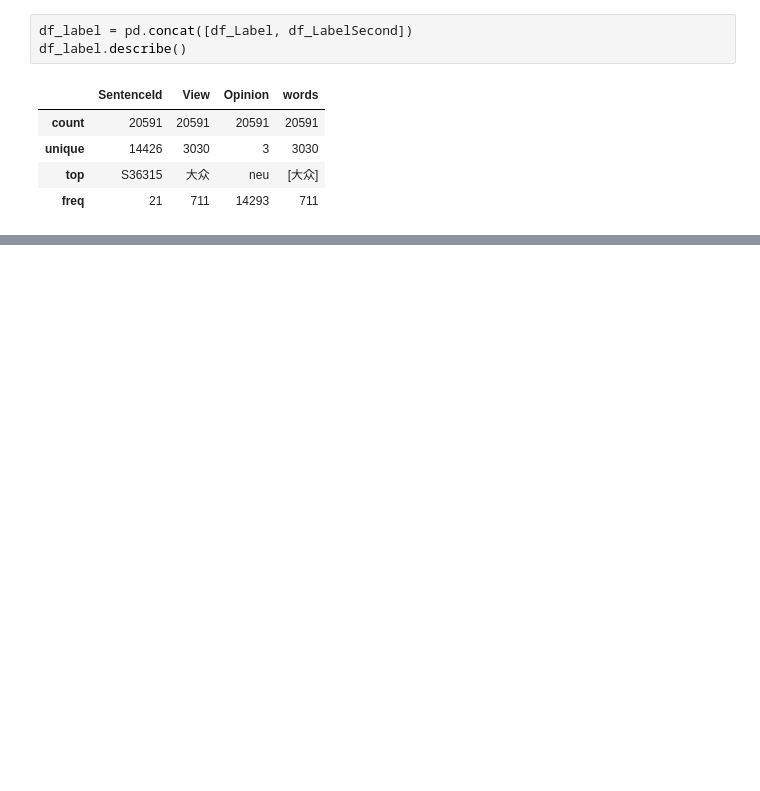
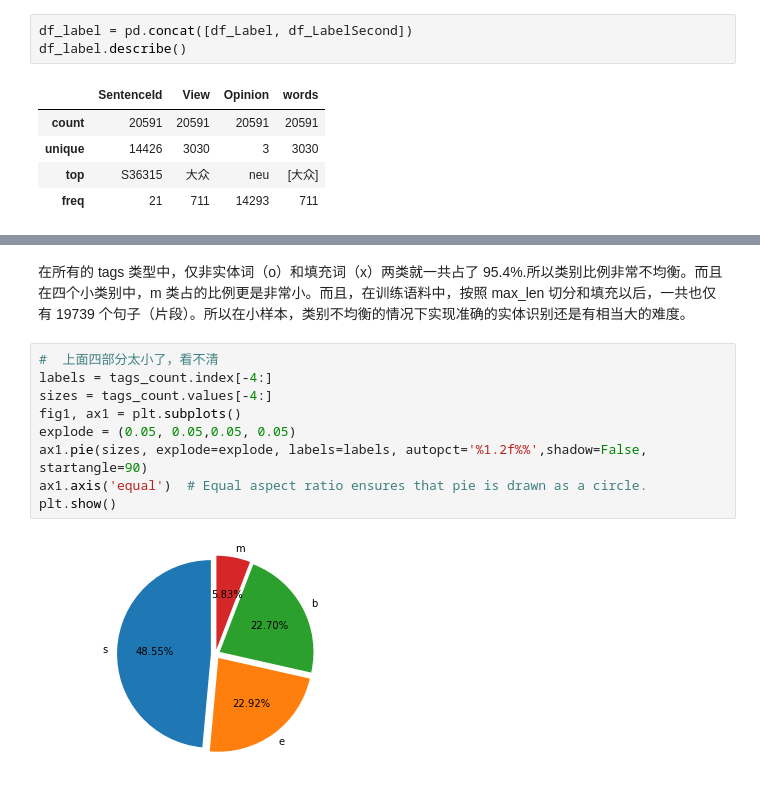
Before and after one commit to yongyehuang/view_based_sentiment, a Jupyter notebook: notebook/data_preprocess.ipynb, the cells around one changed output, grey strips where cells are left out. Saved outputs shown, nothing was run; the diff lists cells and outputs as text; blank space fills up the shorter version.

```diff
--- a/notebook/data_preprocess.ipynb
+++ b/notebook/data_preprocess.ipynb
@@ -241 +352,14 @@ df_label.describe()
+# %% [markdown]
+在所有的 tags 类型中，仅非实体词（o）和填充词（x）两类就一共占了 95.4%.所以类别比例非常不均衡。而且在四个小类别中，m 类占的比例更是非常小。而且，在训练语料中，按照 max_len 切分和填充以后，一共也仅有 19739 个句子（片段）。所以在小样本，类别不均衡的情况下实现准确的实体识别还是有相当大的难度。
+# %%
+#  上面四部分太小了，看不清
+labels = tags_count.index[-4:]
+sizes = tags_count.values[-4:]
+fig1, ax1 = plt.subplots()
+explode = (0.05, 0.05,0.05, 0.05)
+ax1.pie(sizes, explode=explode, labels=labels, autopct='%1.2f%%',shadow=False, startangle=90)
+ax1.axis('equal')  # Equal aspect ratio ensures that pie is drawn as a circle.
+plt.show()
+# %% [output]
+[figure, added]
 # %%
```
Also changed, not shown: parts of 25 cells of this notebook, 3 other files.
